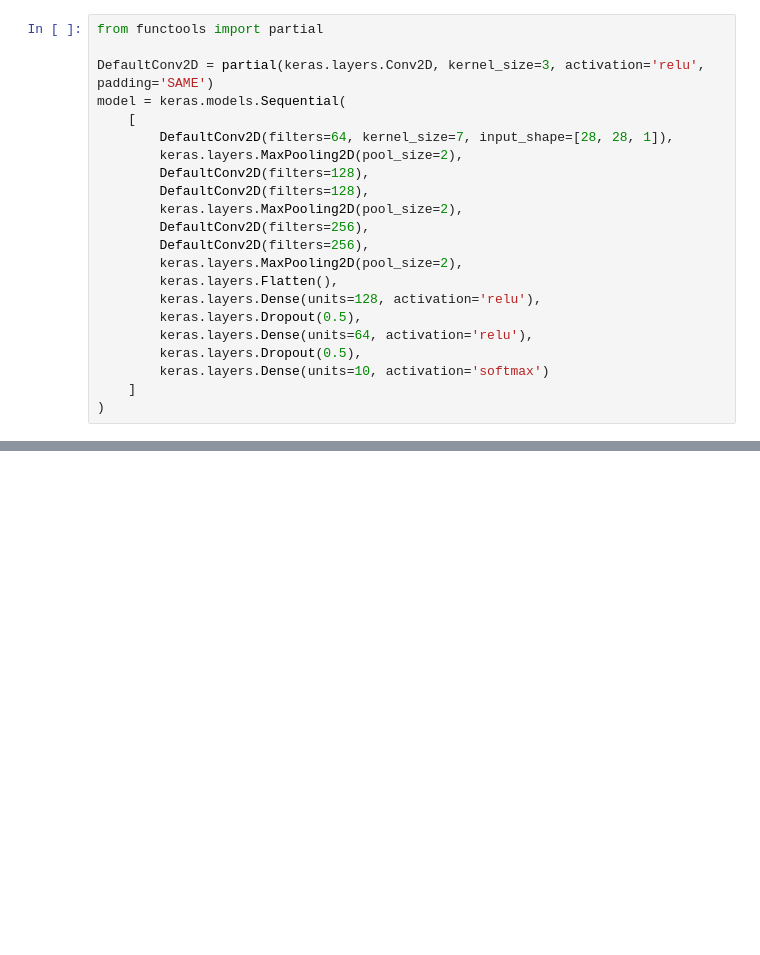
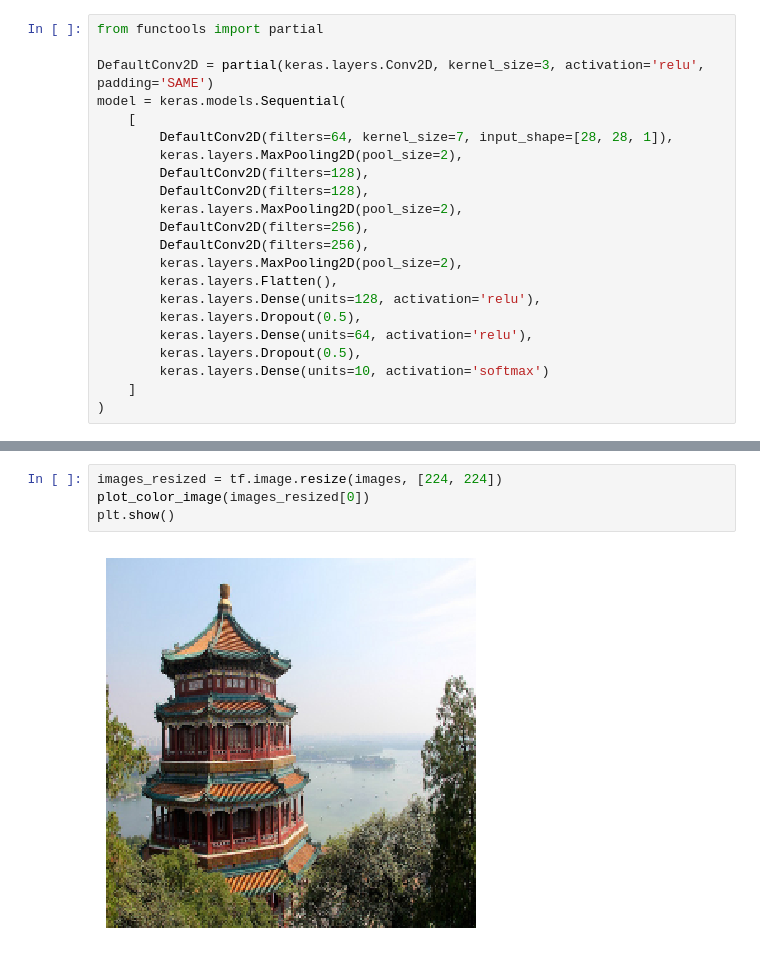
Before and after one commit to r0cd7b/deep_computer_vision_with_cnns, a Jupyter notebook: deep_computer_vision_with_cnns.ipynb, the cells around one changed output, grey strips where cells are left out. Drawn from its saved outputs; the diff is of its cells as text; blank space fills up the shorter version.

```diff
--- a/deep_computer_vision_with_cnns.ipynb
+++ b/deep_computer_vision_with_cnns.ipynb
@@ -326,0 +399,6 @@ Epoch 10/10
+# %%
+images_resized = tf.image.resize(images, [224, 224])
+plot_color_image(images_resized[0])
+plt.show()
+# %% [output]
+[figure, added]
```
Also changed, not shown: parts of 14 cells of this notebook.
